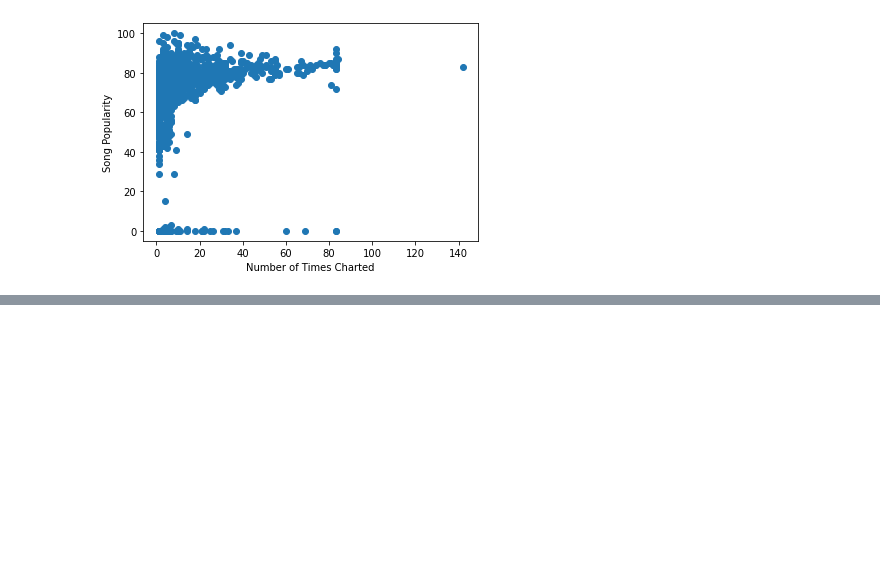
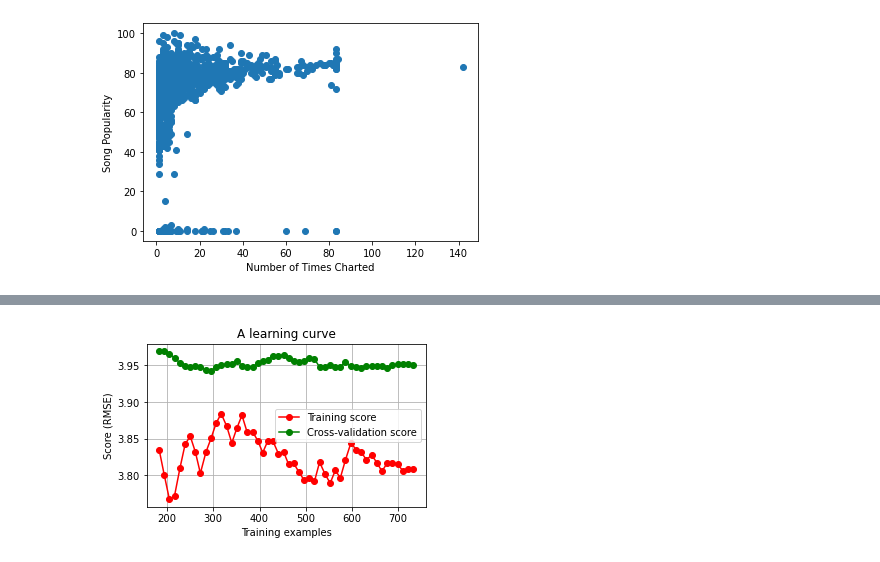
Before and after one commit to theslic/MLP_Project, a Jupyter notebook: analysis/Popularity_Analysis.ipynb, the cells around one changed output, grey strips where cells are left out. Saved outputs shown, nothing was run; the diff lists cells and outputs as text; code cells hidden in the pictures; blank space fills up the shorter version.

```diff
--- a/analysis/Popularity_Analysis.ipynb
+++ b/analysis/Popularity_Analysis.ipynb
@@ -153,0 +319,18 @@ df.to_csv('pop_input.csv')
+# %%
+X_train, X_test, y_train, y_test = train_test_split(X, y, random_state=0)
+linreg = LinearRegression().fit(X_train, y_train)
+
+print('Popularity Dataset')
+print('R-squared score (training): {:.3f}'
+     .format(linreg.score(X_train, y_train)))
+print('R-squared score (test): {:.3f}'
+     .format(linreg.score(X_test, y_test)))
+
+# make predictions on the testing set
+y_pred = linreg.predict(X_test)
+print('RMSE: {:.3f}'.format(np.sqrt(metrics.mean_squared_error(y_test, y_pred))))
+
+print('linear model intercept: {}'.format(linreg.intercept_))
+print('linear model coeff:\n{}'.format(linreg.coef_))
+
+print('Number of non-zero features: {}'.format(np.sum(linreg.coef_ != 0)))
@@ -153,0 +501,36 @@ df.to_csv('pop_input.csv')
+# %%
+from sklearn.model_selection import learning_curve
+
+# evaluate the training and testing and retrieve the information of model performance.
+
+train_sizes = np.linspace(0.2, 0.8, 50)
+
+train_sizes, train_mse, test_mse = learning_curve(linreg, X, y,
+                                    train_sizes = train_sizes,
+                                    scoring='neg_root_mean_squared_error',
+                                    cv=3, shuffle=True)
+
+train_scores = np.sqrt(np.abs(train_mse))
+test_scores = np.sqrt(np.abs(test_mse))
+
+#print(train_scores)
+#print(test_scores)
+
+train_scores_mean = np.mean(train_scores, axis=1)
+test_scores_mean = np.mean(test_scores, axis=1)
+
+# Plot learning curve
+fig, ax = plt.subplots(1, 1, figsize=(5, 3))
+
+ax.set_title('A learning curve')
+ax.set_xlabel("Training examples")
+ax.set_ylabel("Score (RMSE)")
+ax.grid()
+
+ax.plot(train_sizes, train_scores_mean, 'o-', color="r", label="Training score")
+ax.plot(train_sizes, test_scores_mean, 'o-', color="g", label="Cross-validation score")
+ax.legend(loc="best")
+
+plt.show()
+# %% [output]
+[figure, added]
```
Also changed, not shown: parts of 25 cells of this notebook.
